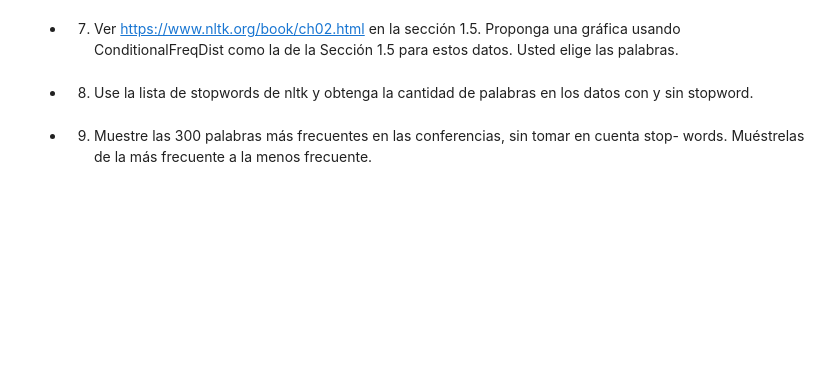
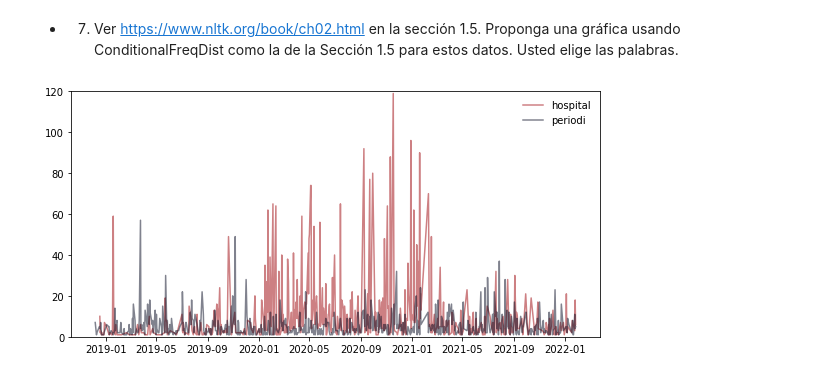
Before and after one commit to giovannilopez9808/CIMAT_segundo_semestre, a Jupyter notebook: Computacion_1/Tarea_01/Tarea01.ipynb, the cells around one changed output. Drawn from its saved outputs; the diff is of its cells as text; code cells hidden in the pictures; blank space fills up the shorter version.

```diff
--- a/Computacion_1/Tarea_01/Tarea01.ipynb
+++ b/Computacion_1/Tarea_01/Tarea01.ipynb
@@ -301,0 +385,3 @@ words_select[:50]
+# %%
+stopwords = stopwords.words('spanish')
+text_without_stopwords = [word for word in text_nltk if not word in stopwords]
@@ -301,0 +398,9 @@ words_select[:50]
+# %%
+word_dist = FreqDist(text_without_stopwords)
+i = 0
+for word in word_dist:
+    print("Palabra {: >3}: {: >15}\tFrecuencia: {}".format(
+        i+1, word, word_dist[word]))
+    i += 1
+    if i == 300:
+        break
@@ -303,9 +426,32 @@ words_select[:50]
 + 7) Ver https://www.nltk.org/book/ch02.html en la sección 1.5. Proponga una gráfica
 usando ConditionalFreqDist como la de la Sección 1.5 para estos datos. Usted elige las
 palabras.
-# %% [markdown]
-+ 8) Use la lista de stopwords de nltk y obtenga la cantidad de palabras en los datos con y
-sin stopword.
-# %% [markdown]
-+ 9) Muestre las 300 palabras más frecuentes en las conferencias, sin tomar en cuenta stop-
-words. Muéstrelas de la más frecuente a la menos frecuente.
+# %%
+targets = ["hospital", "periodi"]
+colors = {"hospital": "#9d0208",
+          "periodi": "#03071e"}
+files = sorted(os.listdir(path))
+cfd = nltk.ConditionalFreqDist((target, str_date_to_date(file[:10]))
+                               for file in files
+                               for word in read_text(path, file)
+                               for target in ["hospital", "periodi"]
+                               if word.startswith(target))
+dataframe_hospital = cfd_to_dataframe(cfd,targets[0])
+dataframe_periodi = cfd_to_dataframe(cfd, targets[1])
+plt.subplots(figsize=(8, 4))
+plt.plot(dataframe_hospital["Dates"],
+             dataframe_hospital[targets[0]],
+             color=colors[targets[0]],
+             label=targets[0],
+             alpha=0.5)
+plt.plot(dataframe_periodi["Dates"],
+             dataframe_periodi[targets[1]],
+             color=colors[targets[1]],
+             label=targets[1],
+             alpha=0.5)
+plt.ylim(0, 120)
+plt.legend(frameon=False)
+plt.tight_layout()
+plt.show()
+# %% [output]
+[figure, added]
```
Also changed, not shown: parts of 10 cells of this notebook.
